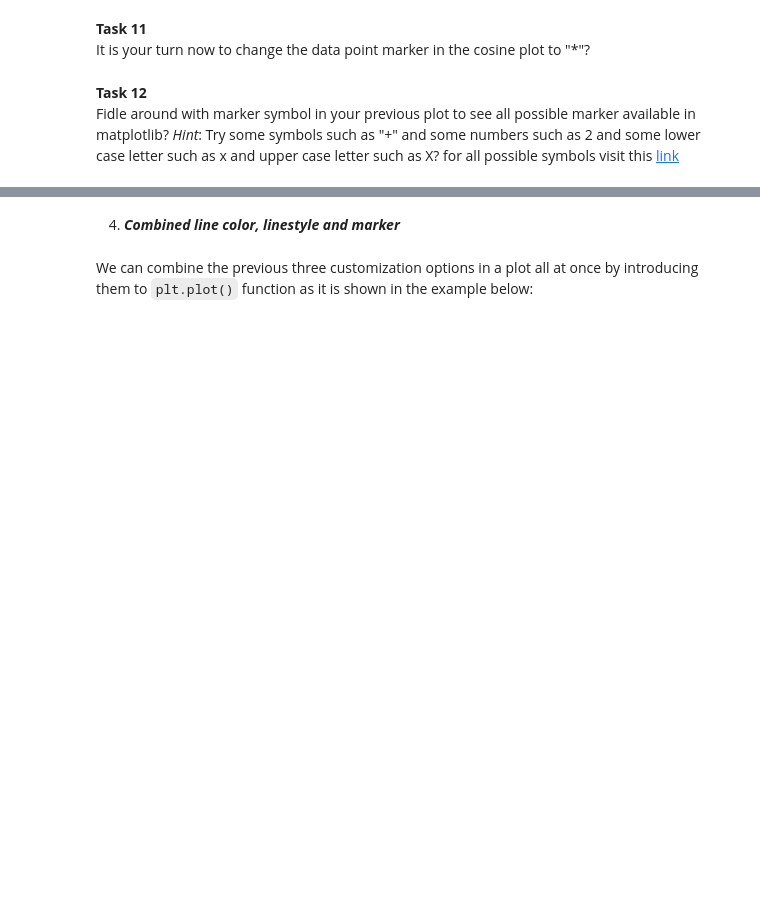
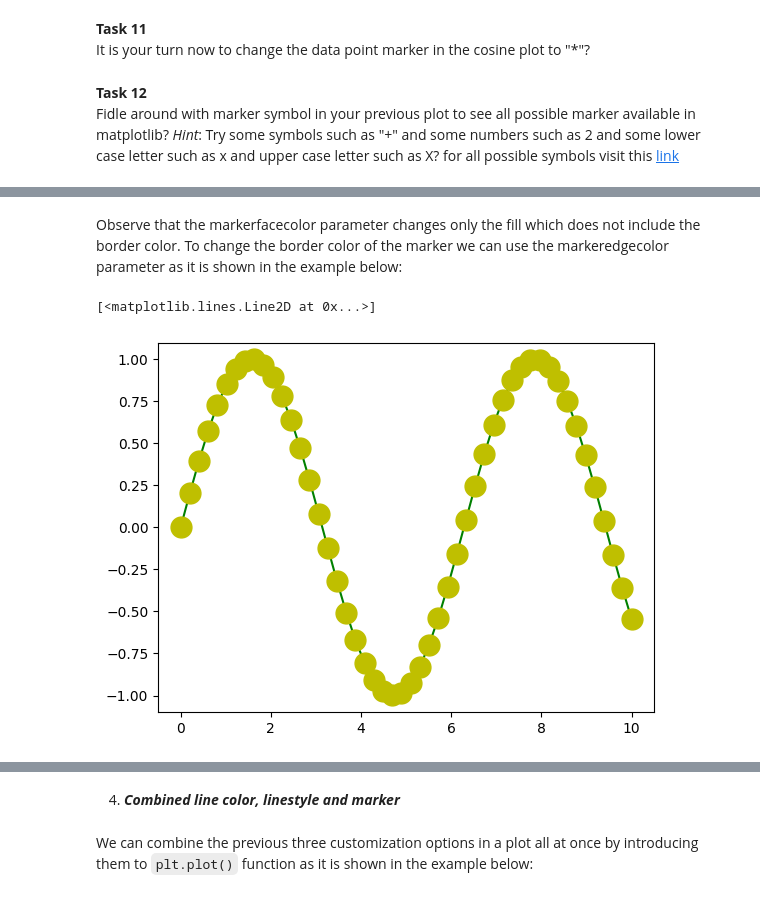
Before and after one commit to AhmadAlsaadi/ENCH320-Numpy, a Jupyter notebook: Matplotlib.ipynb, the cells around one changed output, grey strips where cells are left out. Drawn from its saved outputs; the diff is of its cells as text; code cells hidden in the pictures; blank space fills up the shorter version.

```diff
--- a/Matplotlib.ipynb
+++ b/Matplotlib.ipynb
@@ -243,0 +246,11 @@ Fidle around with marker symbol in your previous plot to see all possible marker
+# %% [markdown]
+Observe that the markerfacecolor parameter changes only the fill which does not include the border color. To change the border color of the marker we can use the markeredgecolor parameter as it is shown in the example below:
+# %%
+import matplotlib.pyplot as plt
+import numpy as np
+x=np.linspace(0,10)
+y=np.sin(x)
+plt.plot(x,y,color="green",marker="o", markersize=15,markerfacecolor="y", markeredgecolor="y")
+# %% [output]
+[<matplotlib.lines.Line2D at 0x...>]
+[figure, added]
```
Also changed, not shown: parts of 34 cells of this notebook.
